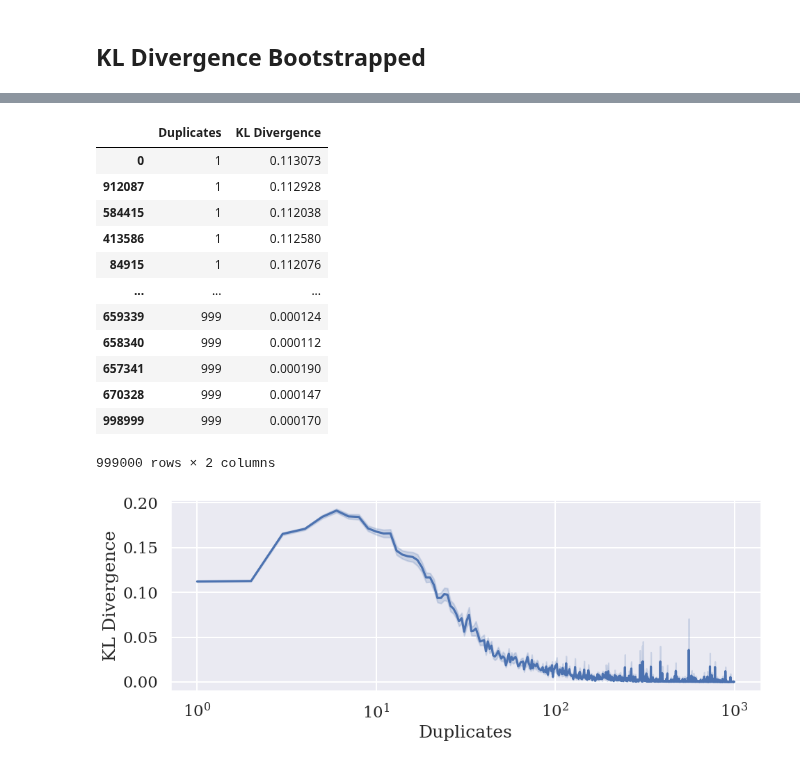
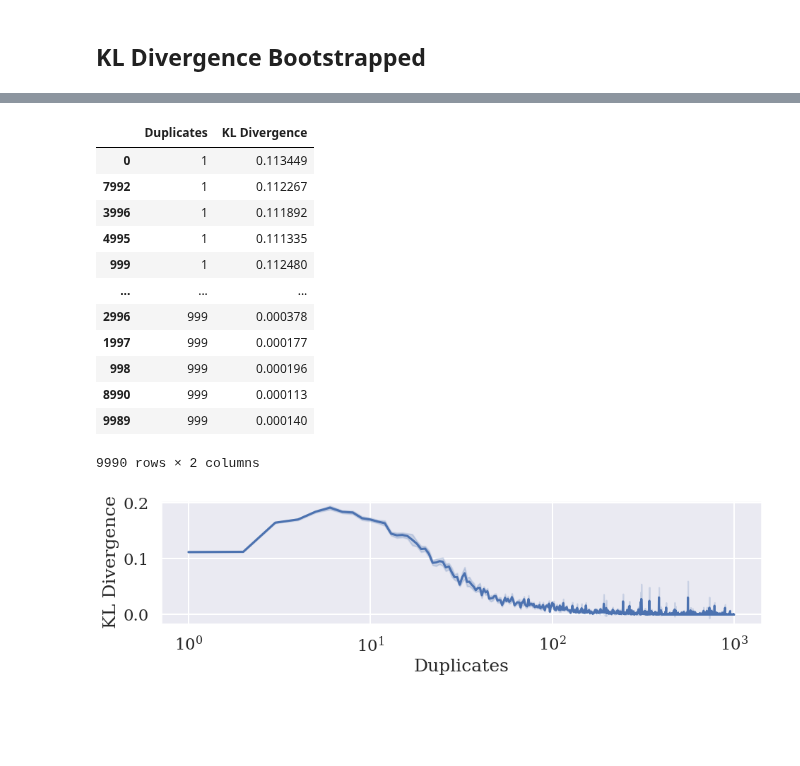
Before and after one commit to EleutherAI/semantic-memorization, a Jupyter notebook: working_dirs/kyle/results_analysis/ppl_dup_figure.ipynb, the cells around one changed output, grey strips where cells are left out. Saved outputs shown, nothing was run; the diff lists cells and outputs as text; code cells hidden in the pictures; blank space fills up the shorter version.

```diff
--- a/working_dirs/kyle/results_analysis/ppl_dup_figure.ipynb
+++ b/working_dirs/kyle/results_analysis/ppl_dup_figure.ipynb
@@ -349,9 +351,25 @@ def calculate_kl_divergence(all_memories_and_sample, memories_dataset, duplicati
     memories_at_duplication_count = memories_at_duplication_count.sample(balance_size)
     non_memories_at_duplication_count = non_memories_at_duplication_count.sample(balance_size)
 
+    # softmax
+    memories_at_duplication_count = memories_at_duplication_count / memories_at_duplication_count.sum()
+    non_memories_at_duplication_count = non_memories_at_duplication_count / non_memories_at_duplication_count.sum()
+
     # generate kl divergence in perplexity with memories as the true distribution
     kl_divergence = entropy(memories_at_duplication_count, non_memories_at_duplication_count)
     return {
         "Duplicates": duplication_count,
         "KL Divergence": kl_divergence
     }
+
+bootstrapped_memory_divergences = []
+duplications= np.arange(1, 1000, bin_size)
+for bootstrap_index in tqdm(range(10)):
+    for duplication_count in duplications:
+        # with mp.Pool(mp.cpu_count()) as pool:
+        #     results = list(pool.imap(calculate_kl_divergence, [duplication_count] * 100))
+        #     bootstrapped_memory_divergences.extend(results)
+        # break
+        bootstrapped_memory_divergences.append(calculate_kl_divergence(all_memories_and_sample, memories_dataset, duplication_count))
+
+bootstrapped_memory_divergences
@@ -358,12 +393,0 @@ def calculate_kl_divergence(all_memories_and_sample, memories_dataset, duplicati
-# %%
-bootstrapped_memory_divergences = []
-duplications= np.arange(1, 1000, bin_size)
-for bootstrap_index in tqdm(range(1000)):
-    for duplication_count in duplications:
-        # with mp.Pool(mp.cpu_count()) as pool:
-        #     results = list(pool.imap(calculate_kl_divergence, [duplication_count] * 100))
-        #     bootstrapped_memory_divergences.extend(results)
-        # break
-        bootstrapped_memory_divergences.append(calculate_kl_divergence(all_memories_and_sample, memories_dataset, duplication_count))
-
-bootstrapped_memory_divergences
@@ -393,30 +399,33 @@ bootstrapped_memory_divergences_frame = bootstrapped_memory_divergences_frame.so
 bootstrapped_memory_divergences_frame
 # %% [output]
 |  | Duplicates | KL Divergence |
-| 0 | 1 | 0.113073 |
-| 912087 | 1 | 0.112928 |
-| 584415 | 1 | 0.112038 |
-| 413586 | 1 | 0.112580 |
-| 84915 | 1 | 0.112076 |
+| 0 | 1 | 0.113449 |
+| 7992 | 1 | 0.112267 |
+| 3996 | 1 | 0.111892 |
+| 4995 | 1 | 0.111335 |
+| 999 | 1 | 0.112480 |
 | ... | ... | ... |
-| 659339 | 999 | 0.000124 |
-| 658340 | 999 | 0.000112 |
-| 657341 | 999 | 0.000190 |
-| 670328 | 999 | 0.000147 |
-| 998999 | 999 | 0.000170 |
+| 2996 | 999 | 0.000378 |
+| 1997 | 999 | 0.000177 |
+| 998 | 999 | 0.000196 |
+| 8990 | 999 | 0.000113 |
+| 9989 | 999 | 0.000140 |
-999000 rows × 2 columns
+9990 rows × 2 columns
 # %%
-fig, ax = plt.subplots(1, 1, figsize=(10, 4))
+fig, ax = plt.subplots(1, 1, figsize=(10, 3))
 
 sns.lineplot(data=bootstrapped_memory_divergences_frame, x="Duplicates", y="KL Divergence", ax=ax, errorbar="sd")
 # ax.set_title("True Distribution = Memories")
 
 # add padding
 plt.tight_layout()
 
 # log x axis
 ax.set_xscale("log")
 
-fig.savefig(f"{figures_path}/kl_divergence_generation_ppl_bootstrapped.pdf")
+# remove extra padding
+plt.subplots_adjust(top=0.9)
+
+fig.savefig(f"{figures_path}/kl_divergence_generation_ppl_bootstrapped.pdf", bbox_inches="tight")
 # %% [output]
-[figure, old version]
+[figure, new version]
```
Also changed, not shown: parts of 4 cells of this notebook, 4 other files.
